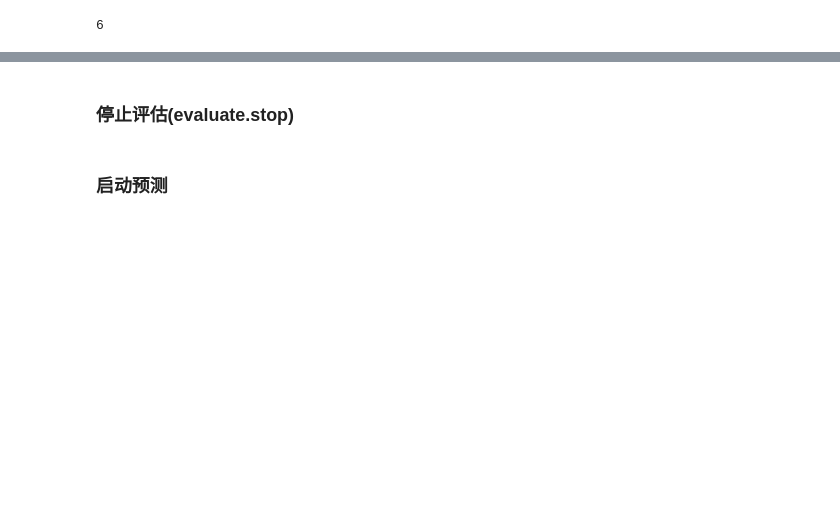
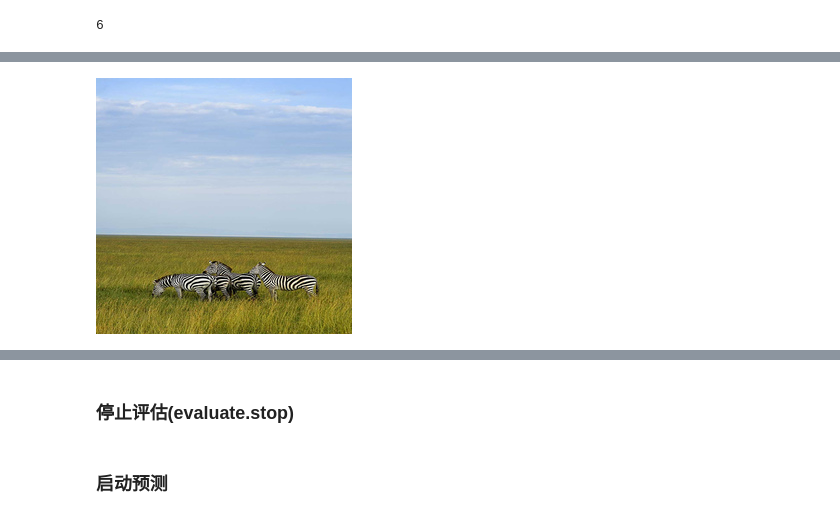
Before and after one commit to qrsforever/hzcsnote, a Jupyter notebook: gan/docs/gan_parameters.ipynb, the cells around one changed output, grey strips where cells are left out. Cells and saved outputs as stored; diff of their text form; code cells hidden in the pictures; blank space fills up the shorter version.

```diff
--- a/gan/docs/gan_parameters.ipynb
+++ b/gan/docs/gan_parameters.ipynb
@@ -255,0 +313,4 @@ Image.open(BytesIO(results['rec_B']))
+# %%
+img_show('real_B')
+# %% [output]
+[figure, added]
```
Also changed, not shown: parts of 31 cells of this notebook, 3 other files.
